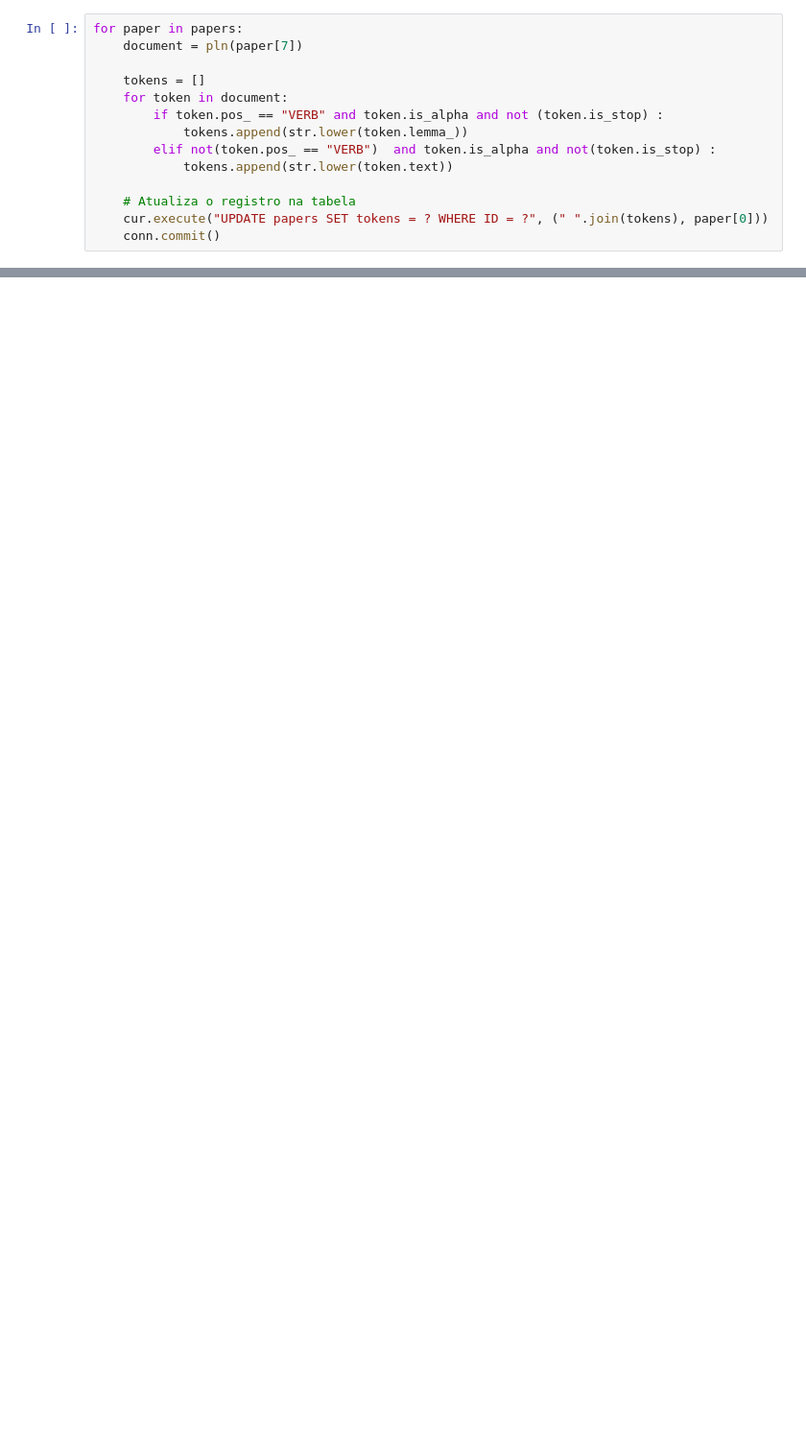
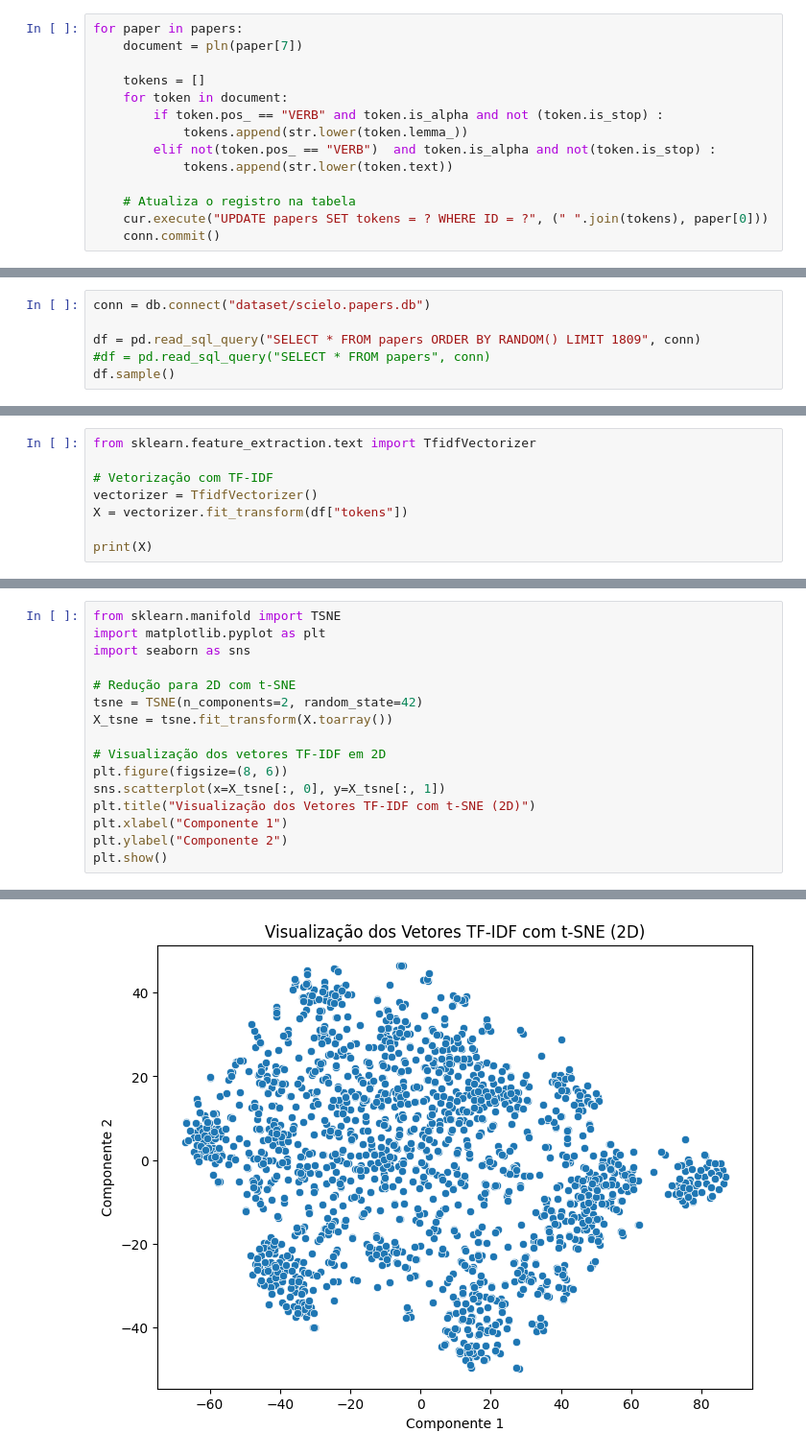
Before and after one commit to prof-LuizAlbano/unesp-mineracao-dados, a Jupyter notebook: projeto-final-albano/Final-Project-Draft.ipynb, the cells around one changed output, grey strips where cells are left out. Shown: that part at 96% size. Drawn from its saved outputs; the diff is of its cells as text; blank space fills up the shorter version.

```diff
--- a/projeto-final-albano/Final-Project-Draft.ipynb
+++ b/projeto-final-albano/Final-Project-Draft.ipynb
@@ -71,0 +99,6 @@ for paper in papers:
+# %%
+conn = db.connect("dataset/scielo.papers.db")
+
+df = pd.read_sql_query("SELECT * FROM papers ORDER BY RANDOM() LIMIT 1809", conn)
+#df = pd.read_sql_query("SELECT * FROM papers", conn)
+df.sample()
@@ -71,0 +108,8 @@ for paper in papers:
+# %%
+from sklearn.feature_extraction.text import TfidfVectorizer
+
+# Vetorização com TF-IDF
+vectorizer = TfidfVectorizer()
+X = vectorizer.fit_transform(df["tokens"])
+
+print(X)
@@ -71,0 +134,17 @@ for paper in papers:
+# %%
+from sklearn.manifold import TSNE
+import matplotlib.pyplot as plt
+import seaborn as sns
+
+# Redução para 2D com t-SNE
+tsne = TSNE(n_components=2, random_state=42)
+X_tsne = tsne.fit_transform(X.toarray())
+
+# Visualização dos vetores TF-IDF em 2D
+plt.figure(figsize=(8, 6))
+sns.scatterplot(x=X_tsne[:, 0], y=X_tsne[:, 1])
+plt.title("Visualização dos Vetores TF-IDF com t-SNE (2D)")
+plt.xlabel("Componente 1")
+plt.ylabel("Componente 2")
+plt.show()
+# %% [output]
@@ -71,0 +160 @@ for paper in papers:
+[figure, added]
```
Also changed, not shown: parts of 16 cells of this notebook, 2 other files.
